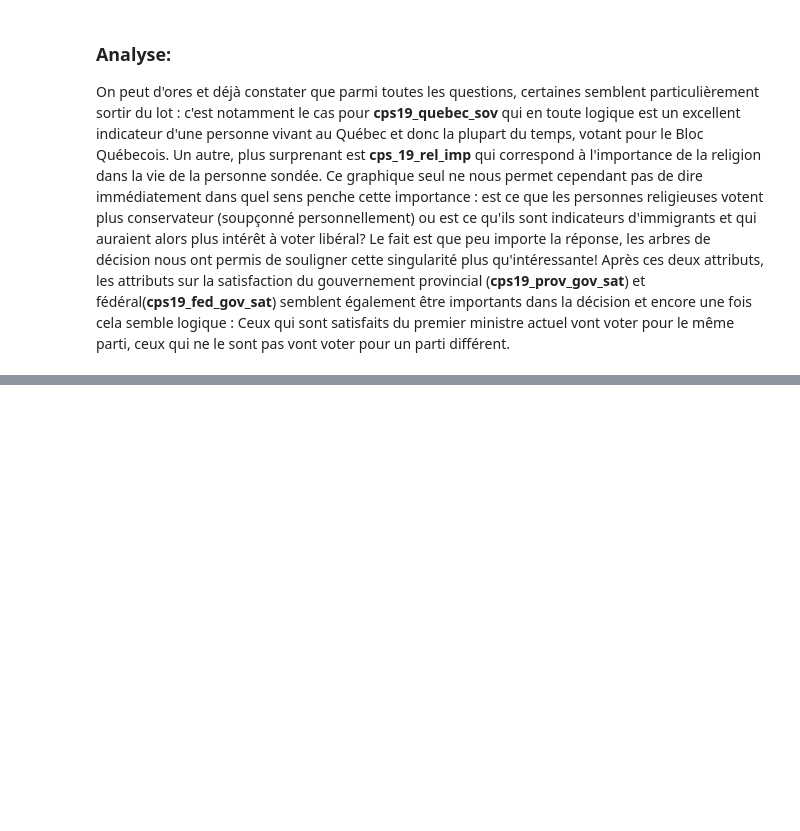
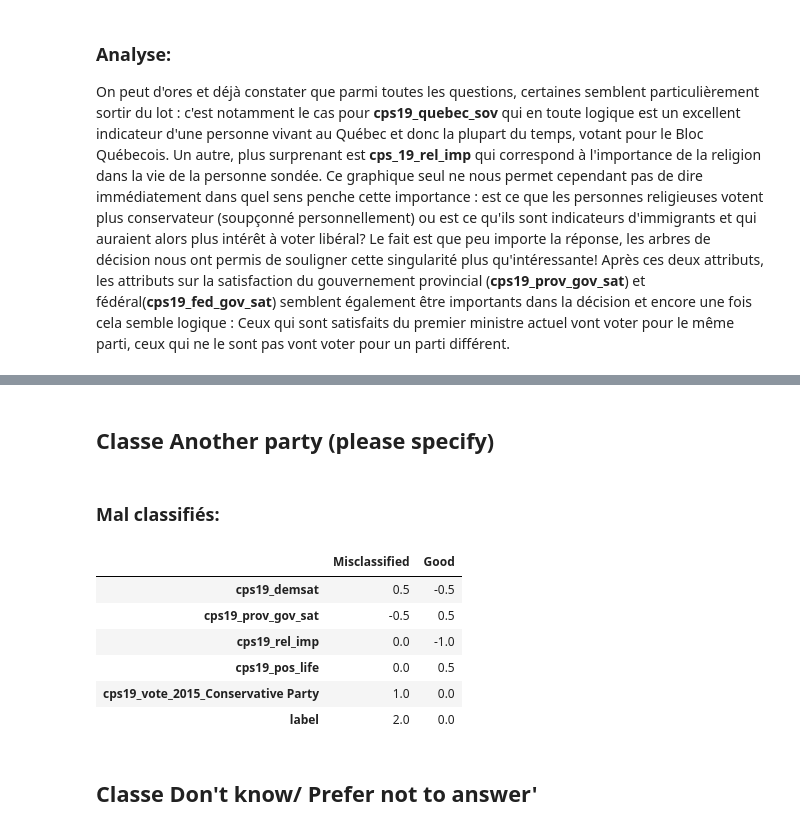
Before and after one commit to n0aaz/Projet_GLO-7027, a Jupyter notebook: decisionTrees.ipynb, the cells around one changed output, grey strips where cells are left out. Saved outputs shown, nothing was run; the diff lists cells and outputs as text; code cells hidden in the pictures; blank space fills up the shorter version.

Commit message:
Etudes de cas : Another & Dontknow

```diff
--- a/decisionTrees.ipynb
+++ b/decisionTrees.ipynb
@@ -326,0 +304,33 @@ ExecutableNotFound: failed to execute 'dot', make sure the Graphviz executables
+# %% [markdown]
+## Classe Another party (please specify)
+# %%
+best_clf_forest = RandomForestClassifier(n_estimators=250, max_depth=32, random_state=10)
+best_clf_forest.fit(X_train, y_train)
+
+y_pred_test = best_clf_forest.predict(X_test)
+# %%
+x_test_Another_Party_misclassified = X_test[(y_pred_test==0) & (y_pred_test!= y_test)]
+x_test_Another_Party_good = X_test[(y_pred_test==0) & (y_pred_test== y_test)]
+
+# Join nous permet de joindre aux vrais labels de test et voir comment a été classifié chaque élément réellement
+Another_party_misclassified_sample = x_test_Another_Party_misclassified.join(y_test).sample(5)
+Another_party_good_sample = x_test_Another_Party_good.join(y_test).sample(5)
+
+Another_party_misclassified_mode = Another_party_misclassified_sample.mode(axis=0).iloc[0,:]
+Another_party_good_mode = Another_party_good_sample.mode(axis=0).iloc[0,:]
+# %% [markdown]
+### Mal classifiés:
+# %%
+comparison_Another_party = Another_party_misclassified_mode.compare(Another_party_good_mode)
+comparison_Another_party.columns=["Misclassified", "Good"]
+comparison_Another_party
+# %% [output]
+|  | Misclassified | Good |
+| cps19_demsat | 0.5 | -0.5 |
+| cps19_prov_gov_sat | -0.5 | 0.5 |
+| cps19_rel_imp | 0.0 | -1.0 |
+| cps19_pos_life | 0.0 | 0.5 |
+| cps19_vote_2015_Conservative Party | 1.0 | 0.0 |
+| label | 2.0 | 0.0 |
+# %% [markdown]
+## Classe Don't know/ Prefer not to answer'
```
Also changed, not shown: parts of 4 cells of this notebook.
